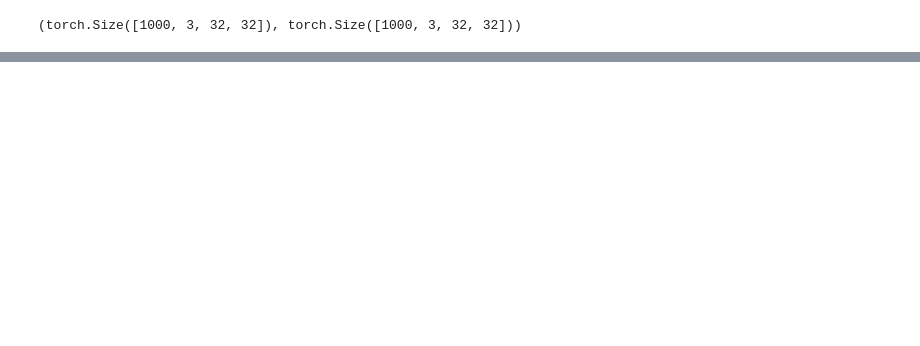
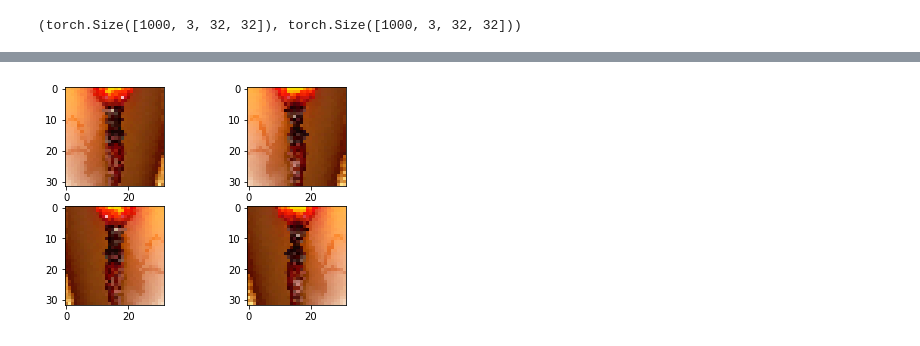
Before and after one commit to batuhanfaik/deep-learning-minis, a Jupyter notebook: Miniproject_1/utils/eda.ipynb, the cells around one changed output, grey strips where cells are left out. Drawn from its saved outputs; the diff is of its cells as text; code cells hidden in the pictures; blank space fills up the shorter version.

Commit message:
Add the augmentation code with demo in the JupyterNotebook

```diff
--- a/Miniproject_1/utils/eda.ipynb
+++ b/Miniproject_1/utils/eda.ipynb
@@ -57,0 +58,16 @@ plt.show()
+# %%
+from augmentation import AugmentedDataset
+aug = AugmentedDataset(noisy_imgs_1, noisy_imgs_2)
+# %%
+idx = 1
+in1, in2 = noisy_imgs_1[idx], noisy_imgs_2[idx]
+out1, out2 = aug[idx]
+
+fig, axs = plt.subplots(nrows=2, ncols=2)
+axs[0][0].imshow(in1.permute(1, 2, 0))
+axs[0][1].imshow(in2.permute(1, 2, 0))
+axs[1][0].imshow(out1.permute(1, 2, 0))
+axs[1][1].imshow(out2.permute(1, 2, 0))
+plt.show()
+# %% [output]
+[figure, added]
```
Also changed, not shown: parts of 3 cells of this notebook, 2 other files.
